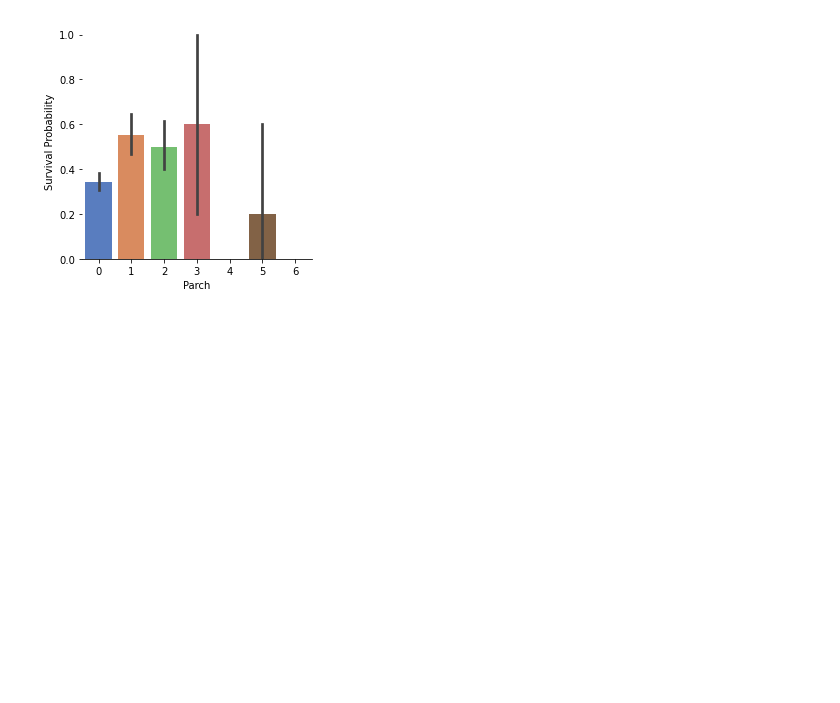
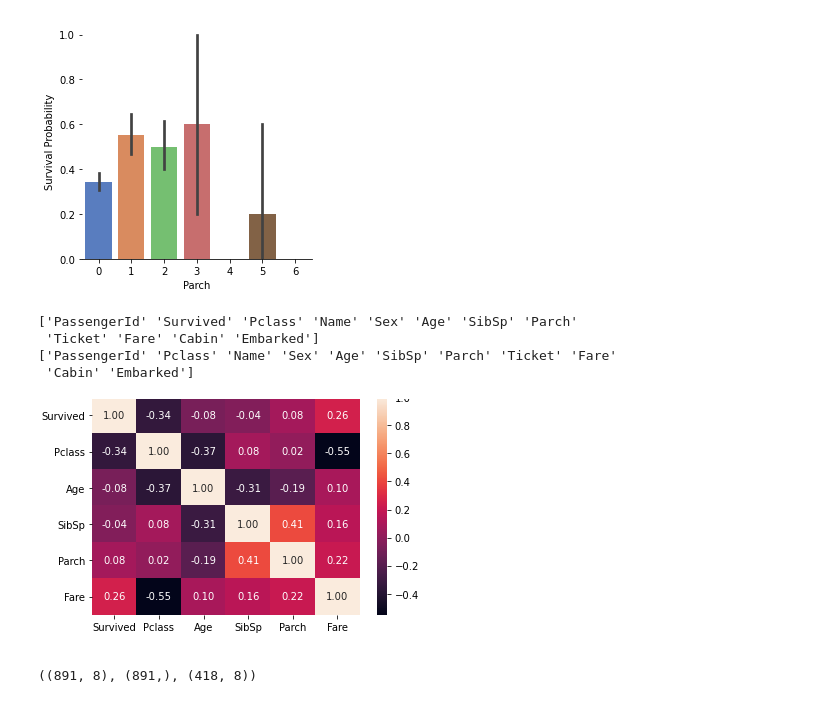
Before and after one commit to ShaoZC/Quantitative_Risk_Management_in_Python, a Jupyter notebook: Titanic.ipynb, the cells around one changed output. Saved outputs shown, nothing was run; the diff lists cells and outputs as text; code cells hidden in the pictures; blank space fills up the shorter version.

```diff
--- a/Titanic.ipynb
+++ b/Titanic.ipynb
@@ -352,5 +398,29 @@ g.despine(left=True)
 g = g.set_ylabels("Survival Probability")
 # %% [output]
 [figure]
+# %%
+print(train.columns.values)
+print(test.columns.values)
+['PassengerId' 'Survived' 'Pclass' 'Sex' 'Age' 'SibSp' 'Parch' 'Fare'
+ 'Embarked' 'Title']
+['PassengerId' 'Pclass' 'Sex' 'Age' 'SibSp' 'Parch' 'Fare' 'Embarked'
+ 'Title']
+train = train.drop(['PassengerId'], axis=1)
+train.shape,test.shape
+((891, 9), (418, 9))
+g = sns.heatmap(train.corr(),annot=True, fmt = ".2f")
+# %% [output]
+['PassengerId' 'Survived' 'Pclass' 'Name' 'Sex' 'Age' 'SibSp' 'Parch'
+ 'Ticket' 'Fare' 'Cabin' 'Embarked']
+['PassengerId' 'Pclass' 'Name' 'Sex' 'Age' 'SibSp' 'Parch' 'Ticket' 'Fare'
+ 'Cabin' 'Embarked']
+[figure, added]
+# %%
+X_train = train.drop("Survived", axis=1)
+Y_train = train["Survived"]
+X_test  = test.drop("PassengerId", axis=1).copy()
+X_train.shape, Y_train.shape, X_test.shape
+# %% [output]
+((891, 8), (891,), (418, 8))
 # %%
 # https://zhuanlan.zhihu.com/p/97746823
```
Also changed, not shown: parts of 4 cells of this notebook, 1 other file.
